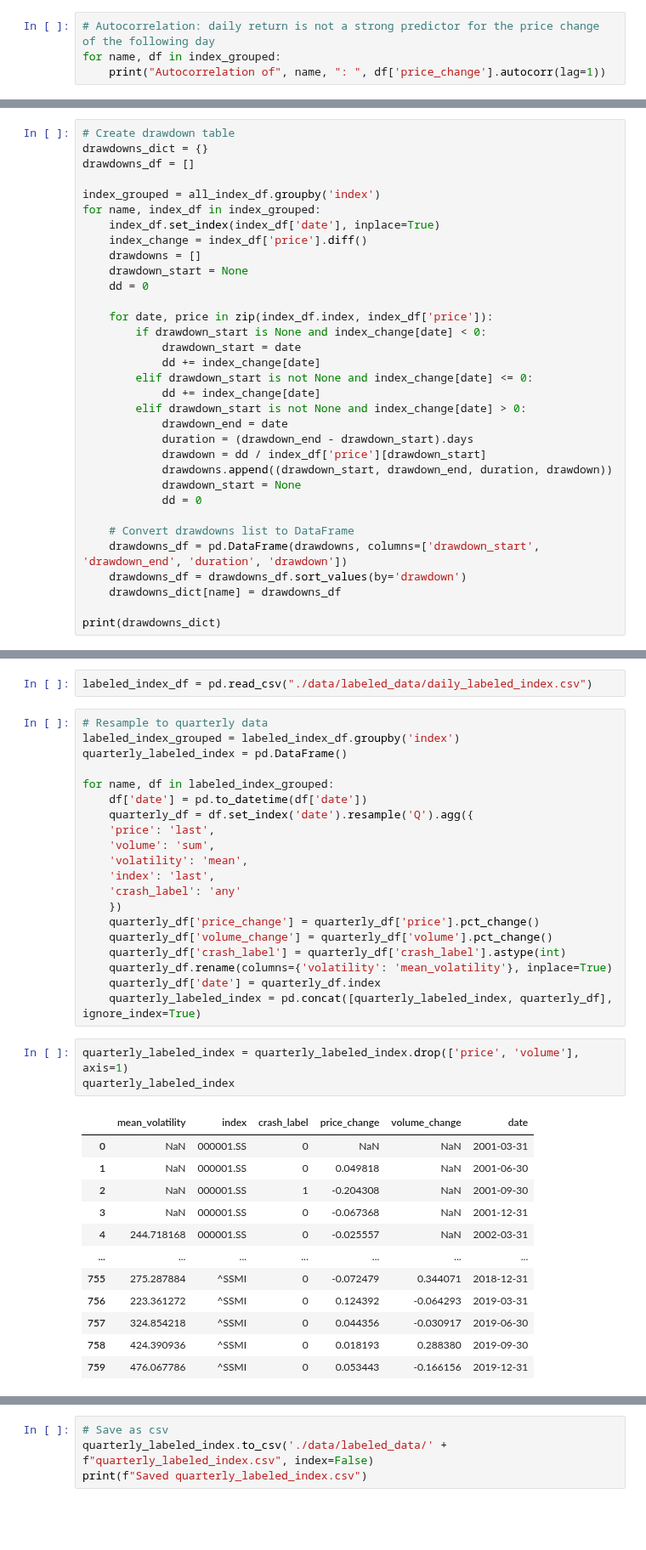
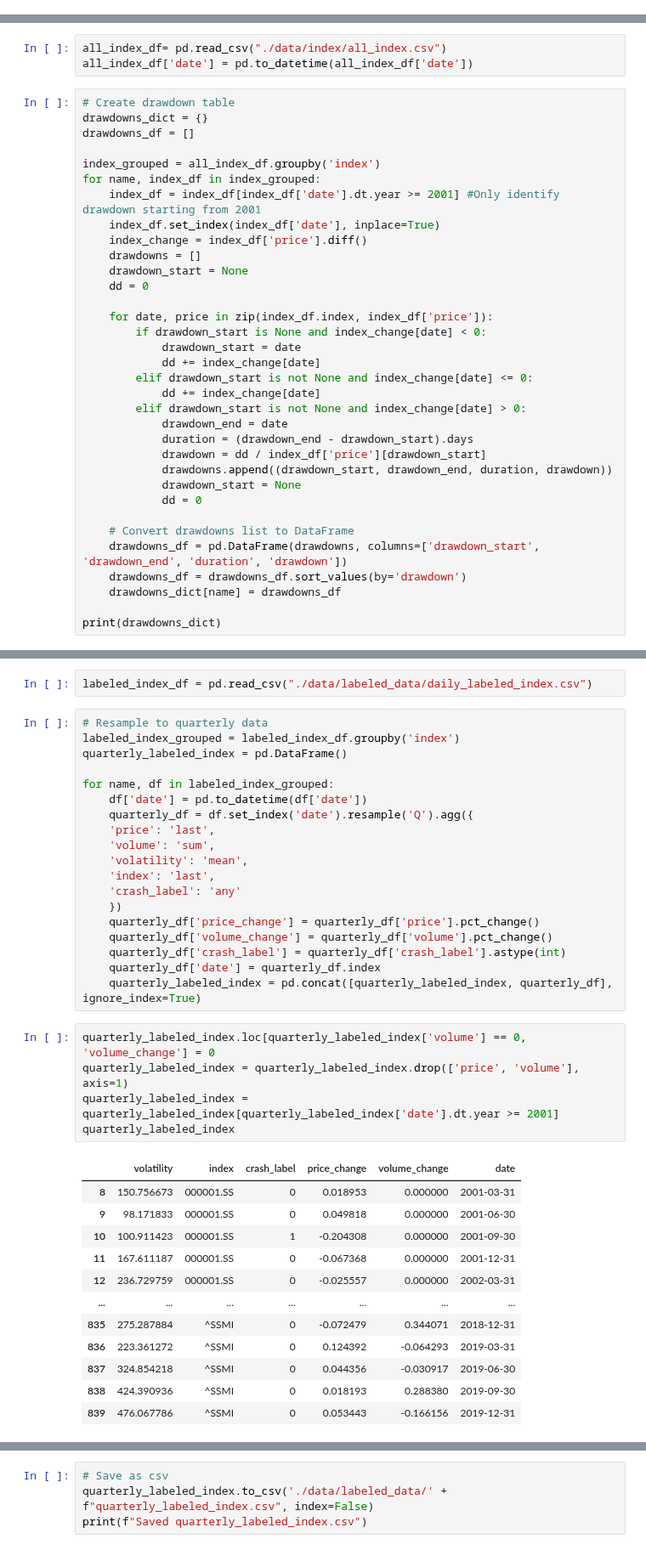
Before and after one commit to nicockt/fyp-2024, a Jupyter notebook: Data Processing (2001-2019).ipynb, the cells around one changed output, grey strips where cells are left out. Shown at 85% size. Saved outputs shown, nothing was run; the diff lists cells and outputs as text; blank space fills up the shorter version.

```diff
--- a/Data Processing (2001-2019).ipynb
+++ b/Data Processing (2001-2019).ipynb
@@ -76,7 +76,3 @@ for name, df in index_grouped:
 [figure]
 [figure]
 [figure]
-# %%
-# Autocorrelation: daily return is not a strong predictor for the price change of the following day
-for name, df in index_grouped:
-    print("Autocorrelation of", name, ": ", df['price_change'].autocorr(lag=1))
@@ -110,6 +79,9 @@ all_index_df
 # %% [markdown]
 ## Drawdown
 def: total loss over consequtive days from the last maximum to the next minimum of the price
+# %%
+all_index_df= pd.read_csv("./data/index/all_index.csv")
+all_index_df['date'] = pd.to_datetime(all_index_df['date'])
 # %%
 # Create drawdown table
 drawdowns_dict = {}
@@ -117,6 +89,7 @@ drawdowns_df = []
 
 index_grouped = all_index_df.groupby('index')
 for name, index_df in index_grouped:
+    index_df = index_df[index_df['date'].dt.year >= 2001] #Only identify drawdown starting from 2001
     index_df.set_index(index_df['date'], inplace=True)
     index_change = index_df['price'].diff()
     drawdowns = []
@@ -332,25 +305,26 @@ for name, df in labeled_index_grouped:
     quarterly_df['price_change'] = quarterly_df['price'].pct_change()
     quarterly_df['volume_change'] = quarterly_df['volume'].pct_change()
     quarterly_df['crash_label'] = quarterly_df['crash_label'].astype(int)
-    quarterly_df.rename(columns={'volatility': 'mean_volatility'}, inplace=True)
     quarterly_df['date'] = quarterly_df.index
     quarterly_labeled_index = pd.concat([quarterly_labeled_index, quarterly_df], ignore_index=True)
 # %%
+quarterly_labeled_index.loc[quarterly_labeled_index['volume'] == 0, 'volume_change'] = 0
 quarterly_labeled_index = quarterly_labeled_index.drop(['price', 'volume'], axis=1)
+quarterly_labeled_index = quarterly_labeled_index[quarterly_labeled_index['date'].dt.year >= 2001]
 quarterly_labeled_index
 # %% [output]
-|  | mean_volatility | index | crash_label | price_change | volume_change | date |
-| 0 | NaN | 000001.SS | 0 | NaN | NaN | 2001-03-31 |
-| 1 | NaN | 000001.SS | 0 | 0.049818 | NaN | 2001-06-30 |
-| 2 | NaN | 000001.SS | 1 | -0.204308 | NaN | 2001-09-30 |
-| 3 | NaN | 000001.SS | 0 | -0.067368 | NaN | 2001-12-31 |
-| 4 | 244.718168 | 000001.SS | 0 | -0.025557 | NaN | 2002-03-31 |
+|  | volatility | index | crash_label | price_change | volume_change | date |
+| 8 | 150.756673 | 000001.SS | 0 | 0.018953 | 0.000000 | 2001-03-31 |
+| 9 | 98.171833 | 000001.SS | 0 | 0.049818 | 0.000000 | 2001-06-30 |
+| 10 | 100.911423 | 000001.SS | 1 | -0.204308 | 0.000000 | 2001-09-30 |
+| 11 | 167.611187 | 000001.SS | 0 | -0.067368 | 0.000000 | 2001-12-31 |
+| 12 | 236.729759 | 000001.SS | 0 | -0.025557 | 0.000000 | 2002-03-31 |
 | ... | ... | ... | ... | ... | ... | ... |
-| 755 | 275.287884 | ^SSMI | 0 | -0.072479 | 0.344071 | 2018-12-31 |
-| 756 | 223.361272 | ^SSMI | 0 | 0.124392 | -0.064293 | 2019-03-31 |
-| 757 | 324.854218 | ^SSMI | 0 | 0.044356 | -0.030917 | 2019-06-30 |
-| 758 | 424.390936 | ^SSMI | 0 | 0.018193 | 0.288380 | 2019-09-30 |
-| 759 | 476.067786 | ^SSMI | 0 | 0.053443 | -0.166156 | 2019-12-31 |
+| 835 | 275.287884 | ^SSMI | 0 | -0.072479 | 0.344071 | 2018-12-31 |
+| 836 | 223.361272 | ^SSMI | 0 | 0.124392 | -0.064293 | 2019-03-31 |
+| 837 | 324.854218 | ^SSMI | 0 | 0.044356 | -0.030917 | 2019-06-30 |
+| 838 | 424.390936 | ^SSMI | 0 | 0.018193 | 0.288380 | 2019-09-30 |
+| 839 | 476.067786 | ^SSMI | 0 | 0.053443 | -0.166156 | 2019-12-31 |
 760 rows × 6 columns
 # %%
 # Save as csv
```
Also changed, not shown: parts of 11 cells of this notebook, 21 other files.
